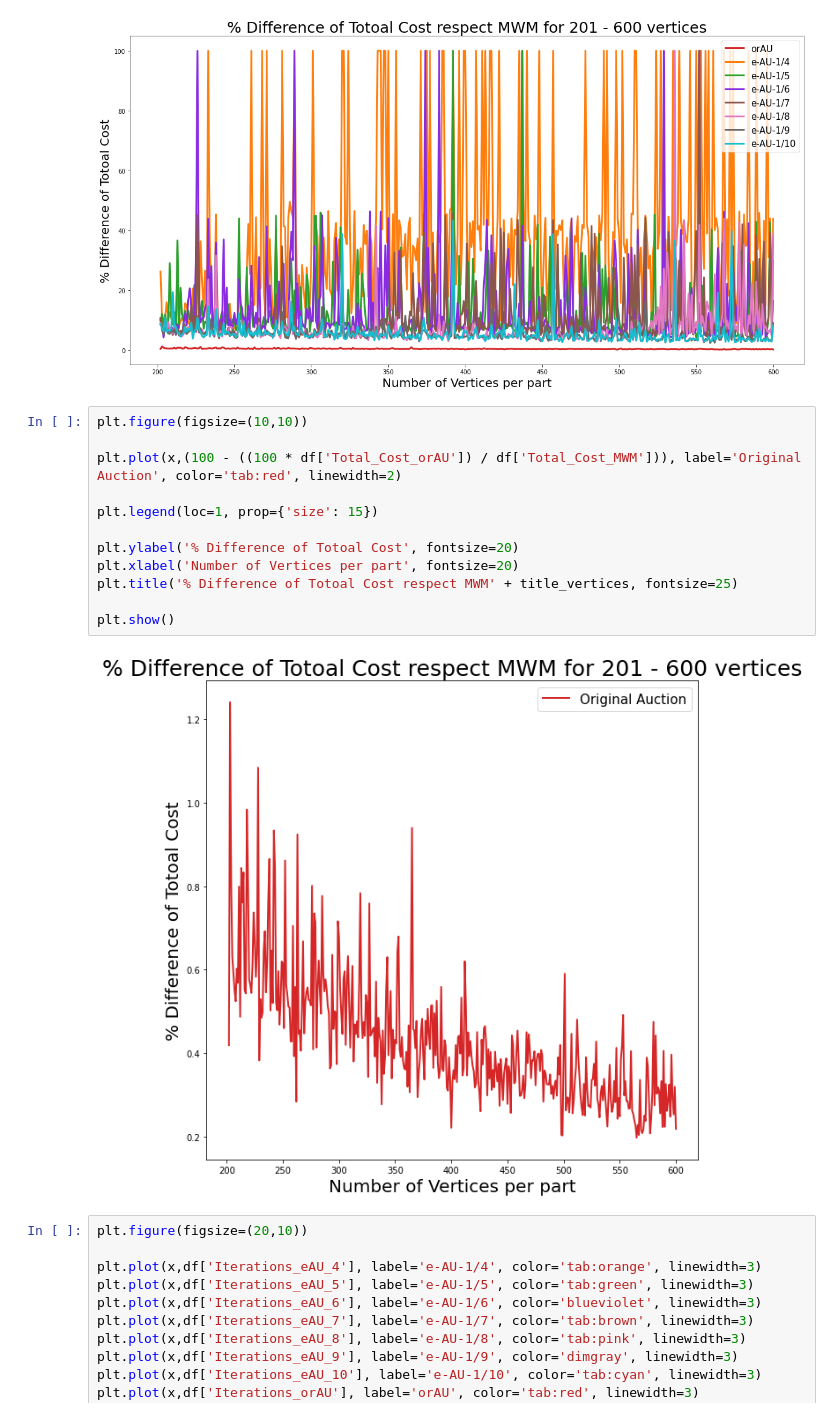
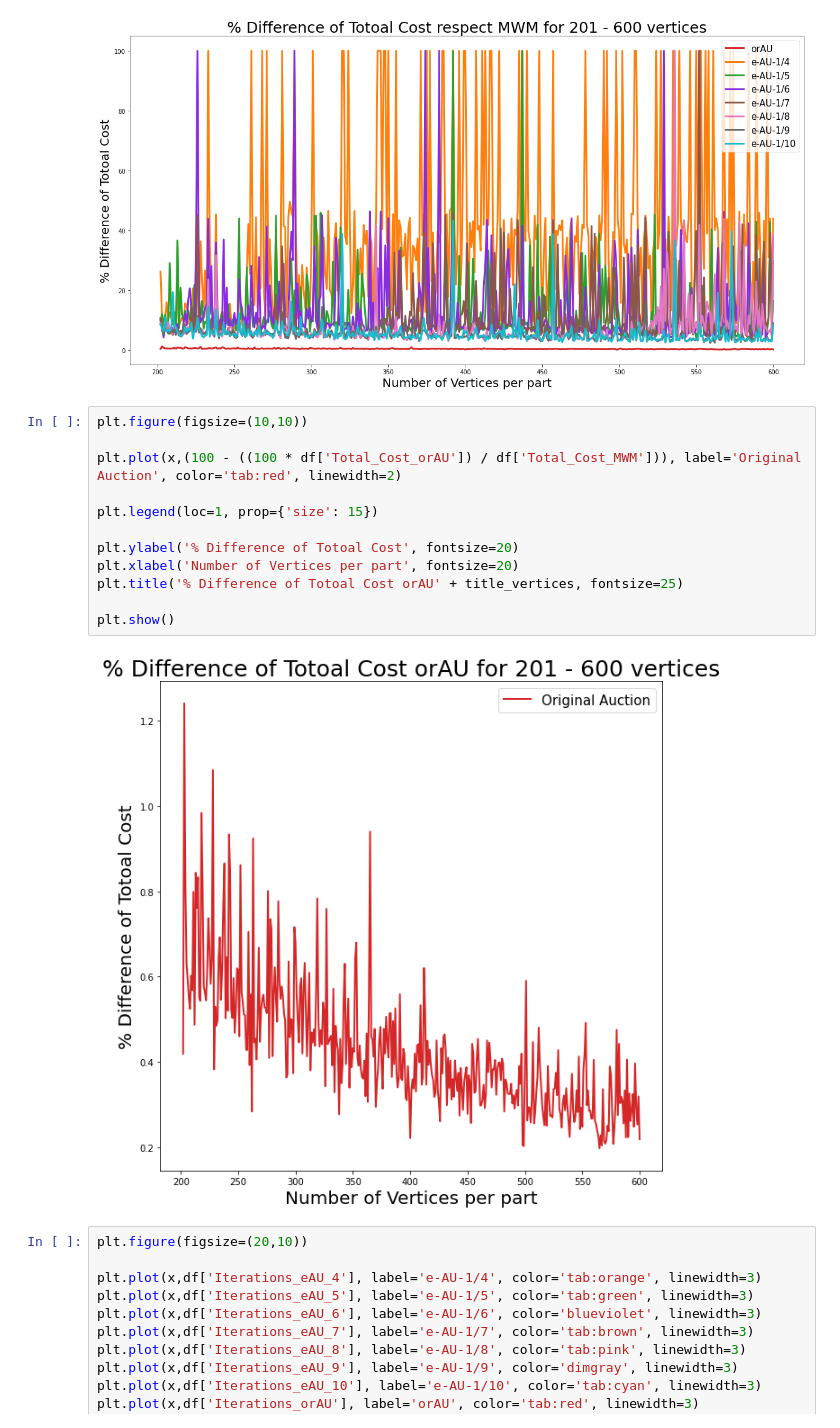
Before and after one commit to zuliani99/MWM_Auction_Comparison, a Jupyter notebook: benchmarck_graphs/AA_benchmark_Non_Complete_Bipartite_graphs.ipynb, the cells around one changed output. Cells and saved outputs as stored; diff of their text form.

Commit message:
update graphs and jupyter files

```diff
--- a/benchmarck_graphs/AA_benchmark_Non_Complete_Bipartite_graphs.ipynb
+++ b/benchmarck_graphs/AA_benchmark_Non_Complete_Bipartite_graphs.ipynb
@@ -322,17 +305,17 @@ plt.show()
 # %%
 plt.figure(figsize=(10,10))
 
 plt.plot(x,(100 - ((100 * df['Total_Cost_orAU']) / df['Total_Cost_MWM'])), label='Original Auction', color='tab:red', linewidth=2)
 
 plt.legend(loc=1, prop={'size': 15})
 
 plt.ylabel('% Difference of Totoal Cost', fontsize=20)
 plt.xlabel('Number of Vertices per part', fontsize=20)
-plt.title('% Difference of Totoal Cost respect MWM' + title_vertices, fontsize=25)
+plt.title('% Difference of Totoal Cost orAU' + title_vertices, fontsize=25)
 
 plt.show()
 # %% [output]
-[figure, old version]
+[figure, new version]
 # %%
 plt.figure(figsize=(20,10))
 
```
Also changed, not shown: parts of 2 cells of this notebook, 6 other files.
